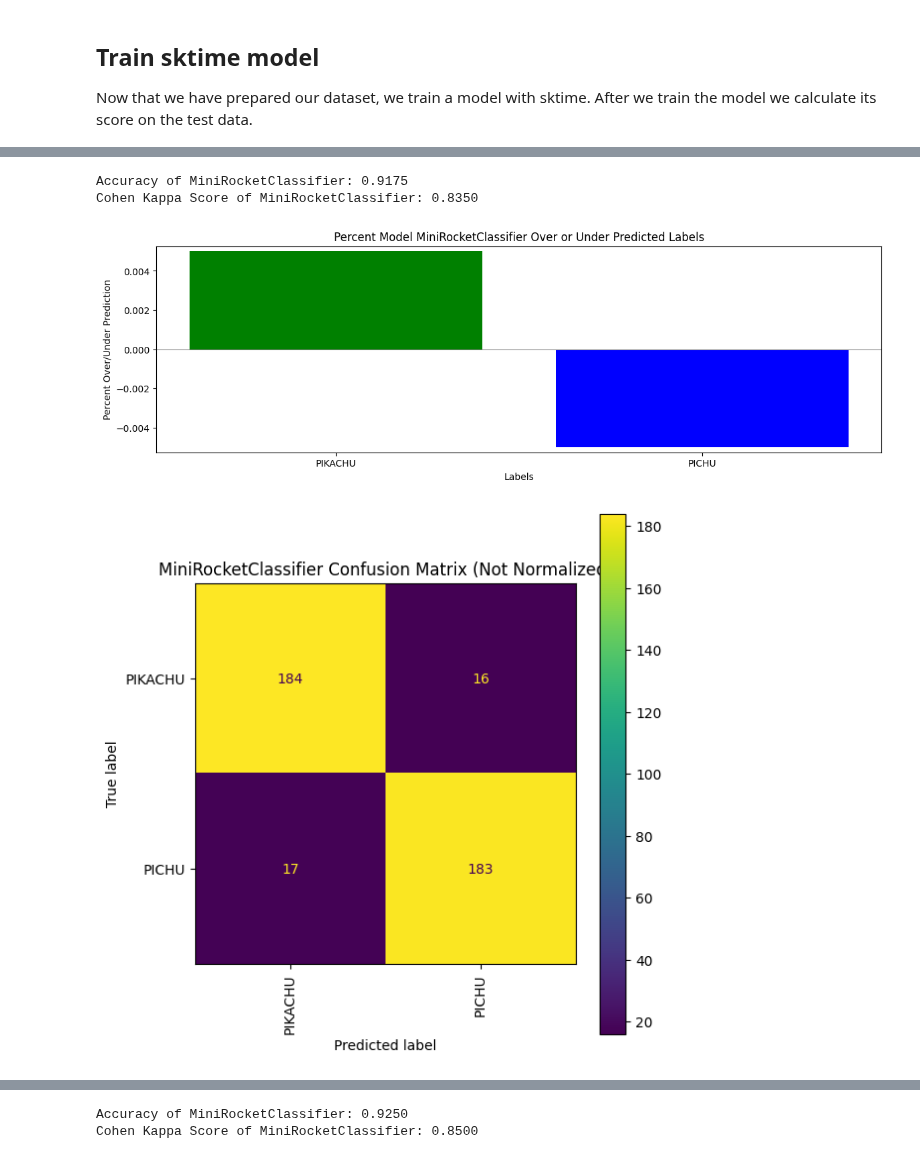
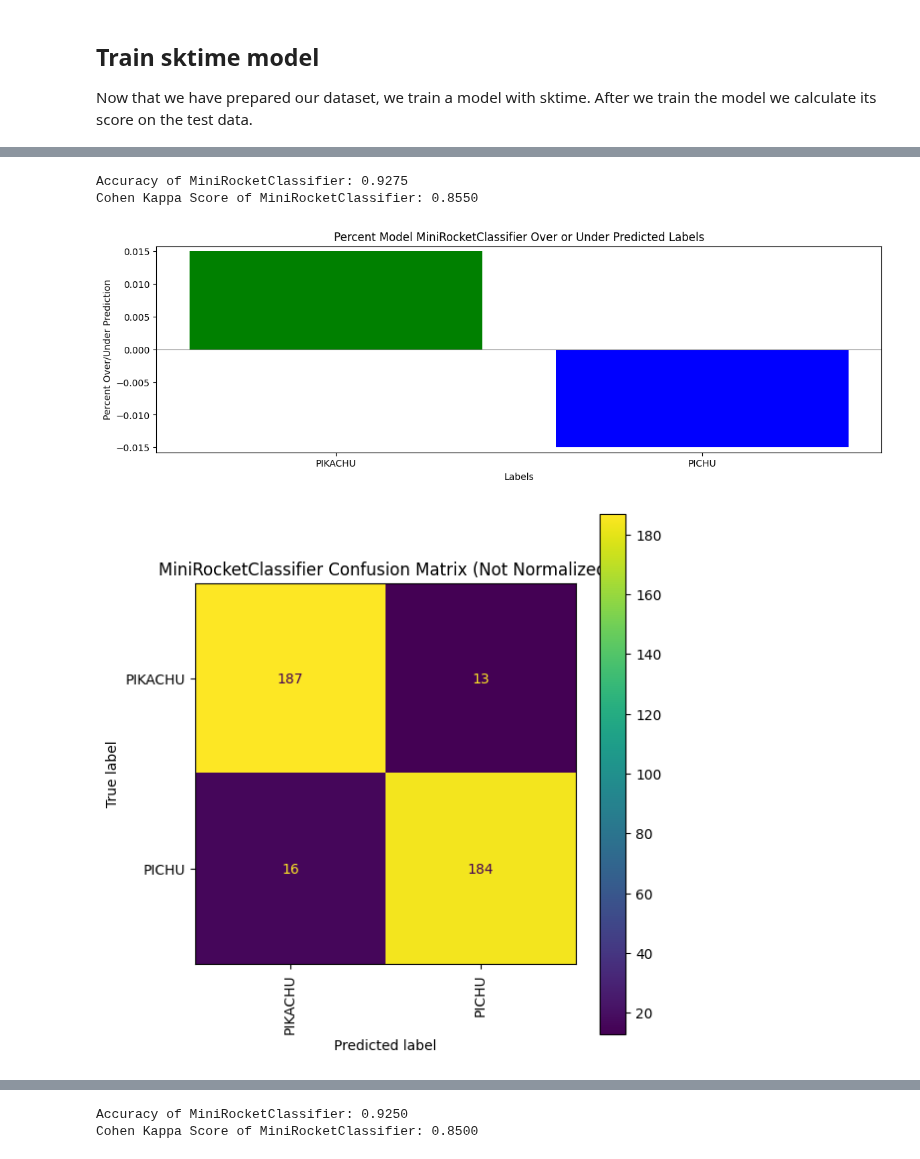
Before and after one commit to sinha-G/slp, a Jupyter notebook: sktime_baseline_tests/pikachu_pichu.ipynb, the cells around one changed output, grey strips where cells are left out. Cells and saved outputs as stored; diff of their text form; code cells hidden in the pictures.

Commit message:
sktime_baseline_tests

```diff
--- a/sktime_baseline_tests/pikachu_pichu.ipynb
+++ b/sktime_baseline_tests/pikachu_pichu.ipynb
@@ -144,18 +153,18 @@ print(y_test.shape)
 <h2> Train sktime model </h2>
 Now that we have prepared our dataset, we train a model with sktime. After we train the model we calculate its score on the test data.
 # %%
-batch_size = 16
-epochs = 30
-# epochs = 15
-model_name = 'ResNetClassifier'
-# import keras
-# from keras.metrics import
-#
-resnet_model = ResNetClassifier(verbose = 1, n_epochs=epochs, batch_size=batch_size, loss = 'categorical_crossentropy', random_state=42, optimizer='Adam') #Cohen Kappa Score of ResNetClassifier: 0.8340
-# resnet_model = ResNetClassifier(verbose = 1, n_epochs=epochs, batch_size=batch_size, loss = 'categorical_crossentropy', random_state=42, optimizer='Adamax') #Cohen Kappa Score of ResNetClassifier: 0.7940
+# batch_size = 16
+# epochs = 30
+# # epochs = 15
+# model_name = 'ResNetClassifier'
+# # import keras
+# # from keras.metrics import
+# #
+# resnet_model = ResNetClassifier(verbose = 1, n_epochs=epochs, batch_size=batch_size, loss = 'categorical_crossentropy', random_state=42, optimizer='Adam') #Cohen Kappa Score of ResNetClassifier: 0.8340
+# # resnet_model = ResNetClassifier(verbose = 1, n_epochs=epochs, batch_size=batch_size, loss = 'categorical_crossentropy', random_state=42, optimizer='Adamax') #Cohen Kappa Score of ResNetClassifier: 0.7940
 
-resnet_model.fit(X_train, y_train)
+# resnet_model.fit(X_train, y_train)
 
-y_pred = resnet_model.predict(X_test)
-asses_model(model_name, y_pred, y_test,labels_order)
-tf.compat.v1.reset_default_graph()
+# y_pred = resnet_model.predict(X_test)
+# asses_model(model_name, y_pred, y_test,labels_order)
+# tf.compat.v1.reset_default_graph()
@@ -201,10 +177,10 @@ Cohen Kappa Score of ResNetClassifier: 0.8800
 # %%
-batch_size = 16
-epochs = 30
-model_name = 'InceptionTimeClassifier'
+# batch_size = 16
+# epochs = 30
+# model_name = 'InceptionTimeClassifier'
 
-inceptiontime_model = InceptionTimeClassifier(n_epochs=epochs, batch_size=batch_size,  random_state=42, verbose=True, loss='categorical_crossentropy')
-inceptiontime_model.fit(X_train, y_train)
-y_pred = inceptiontime_model.predict(X_test)
-asses_model(model_name, y_pred, y_test,labels_order)
-tf.compat.v1.reset_default_graph()
+# inceptiontime_model = InceptionTimeClassifier(n_epochs=epochs, batch_size=batch_size,  random_state=42, verbose=True, loss='categorical_crossentropy')
+# inceptiontime_model.fit(X_train, y_train)
+# y_pred = inceptiontime_model.predict(X_test)
+# asses_model(model_name, y_pred, y_test,labels_order)
+# tf.compat.v1.reset_default_graph()
@@ -233,11 +187,11 @@ Cohen Kappa Score of InceptionTimeClassifier: 0.0000
 # %%
 model_name = 'MiniRocketClassifier'
-rocket_model = RocketClassifier(num_kernels=1000, n_jobs=-1, random_state=42, rocket_transform = 'minirocket')
+rocket_model = RocketClassifier(n_jobs=-1, random_state=42, rocket_transform = 'minirocket')
 rocket_model.fit(X_train, y_train)
 y_pred = rocket_model.predict(X_test)
 asses_model(model_name, y_pred, y_test,labels_order)
 # %% [output]
-Accuracy of MiniRocketClassifier: 0.9175
-Cohen Kappa Score of MiniRocketClassifier: 0.8350
+Accuracy of MiniRocketClassifier: 0.9275
+Cohen Kappa Score of MiniRocketClassifier: 0.8550
-[figure, old version]
+[figure, new version]
-[figure, old version]
+[figure, new version]
```
Also changed, not shown: parts of 7 cells of this notebook.
